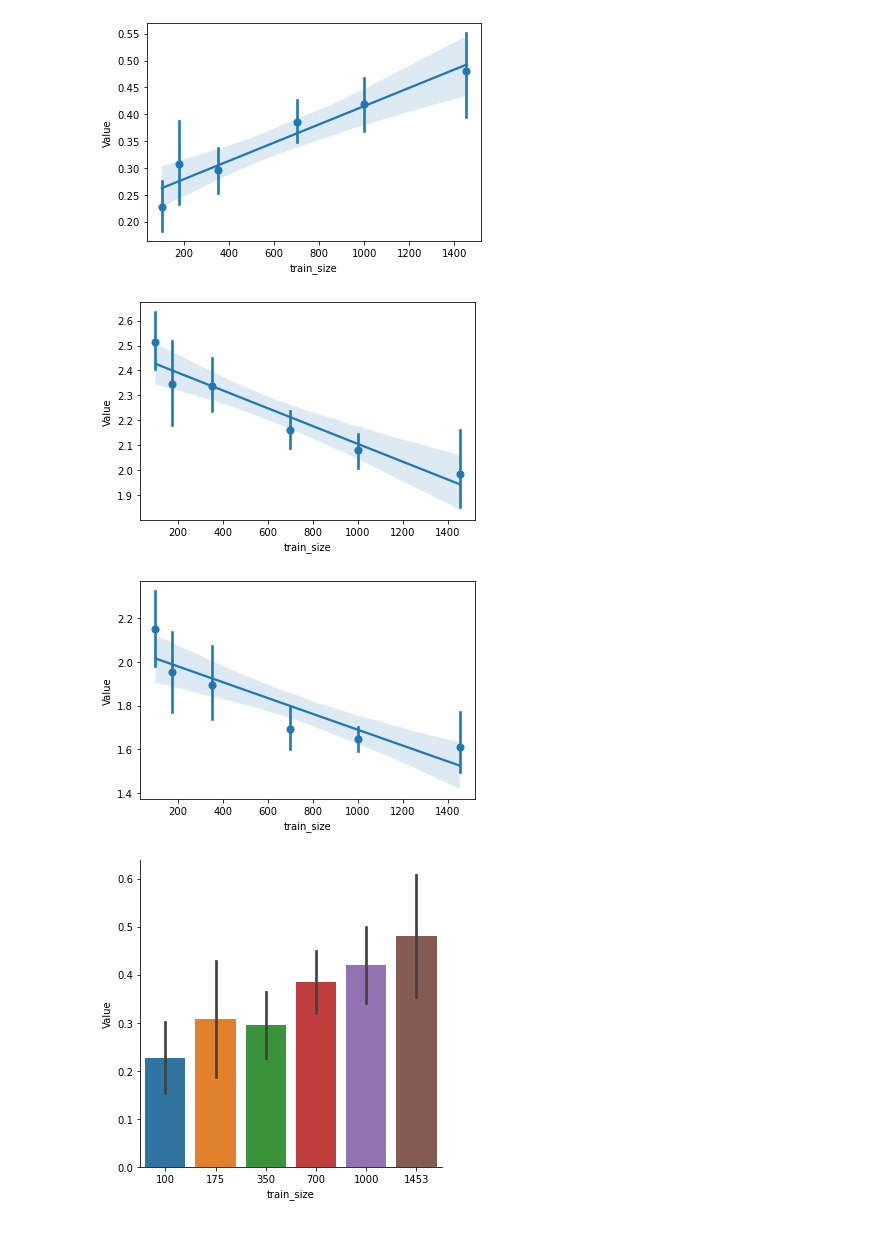
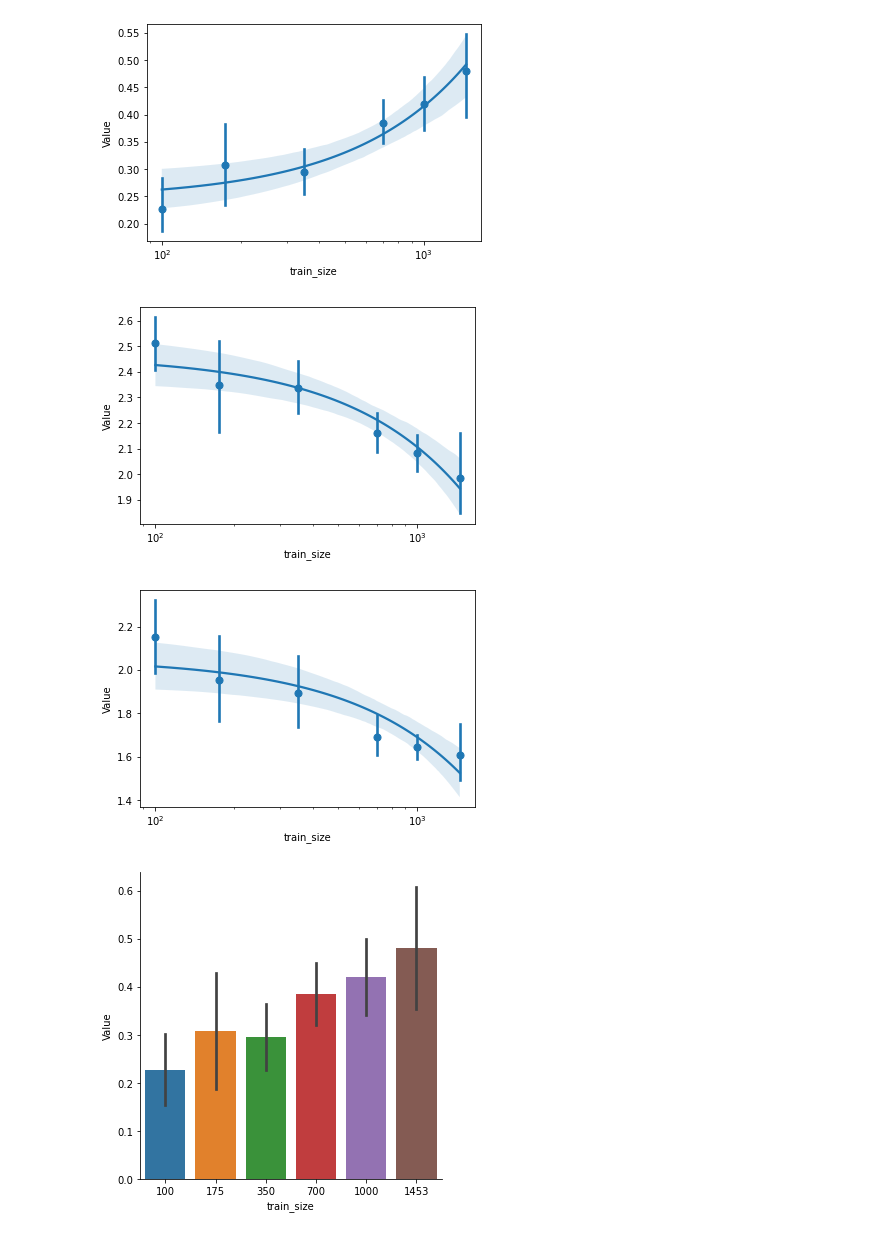
Before and after one commit to arokem/afq-deep-learning, a Jupyter notebook: notebooks/20220706-mlp4-plot.ipynb, the cells around one changed output. Cells and saved outputs as stored; diff of their text form; code cells hidden in the pictures.

Commit message:
update visualization

```diff
--- a/notebooks/20220706-mlp4-plot.ipynb
+++ b/notebooks/20220706-mlp4-plot.ipynb
@@ -15,16 +15,19 @@ for ii in range(6):
 data = pd.concat(all_df)
 # %%
 ax = sns.regplot(x="train_size", y='Value', data=data[(data["Metric"]=="r2")], x_estimator=np.mean)
+ax.set_xscale("log")
 # %% [output]
-[figure, old version]
+[figure, new version]
 # %%
 ax = sns.regplot(x="train_size", y='Value', data=data[(data["Metric"]=="mae")], x_estimator=np.mean)
+ax.set_xscale("log")
 # %% [output]
-[figure, old version]
+[figure, new version]
 # %%
 ax = sns.regplot(x="train_size", y='Value', data=data[(data["Metric"]=="mad")], x_estimator=np.mean)
+ax.set_xscale("log")
 # %% [output]
-[figure, old version]
+[figure, new version]
 # %%
 ff = sns.catplot(data=data[(data["Metric"]=="r2")], kind="bar", ci="sd", y="Value", x="train_size")
 # ff.figure.set_size_inches([12, 10])
```
Also changed, not shown: 4 other files.
